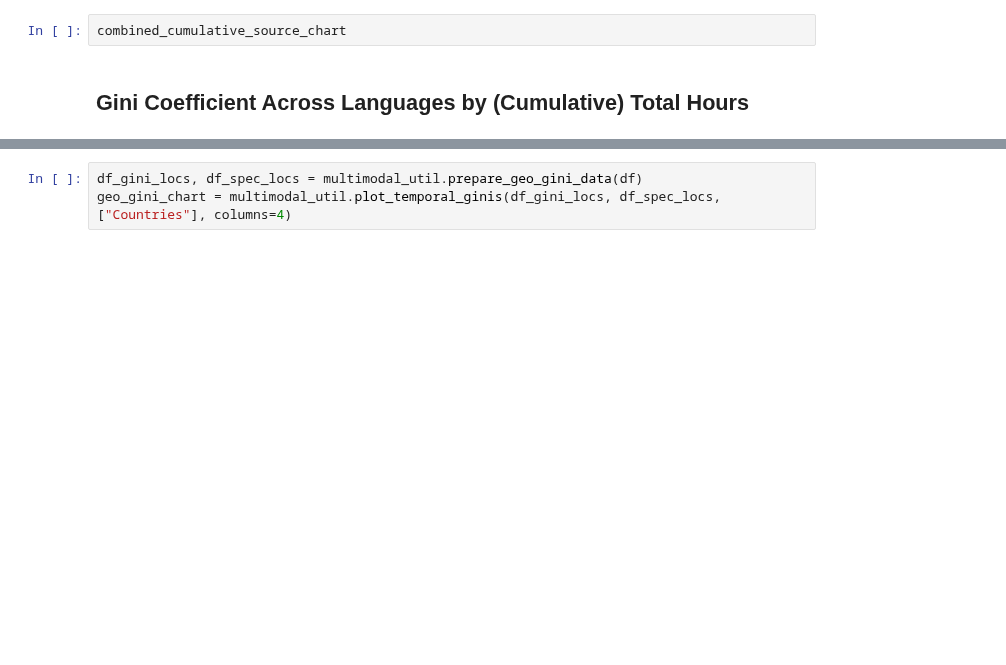
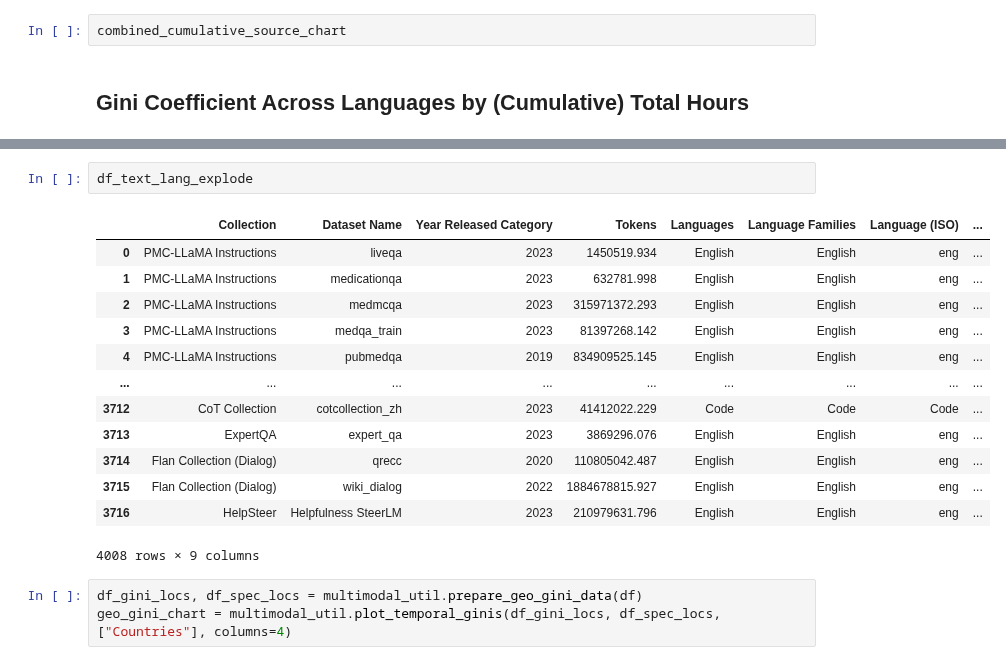
Before and after one commit to Data-Provenance-Initiative/Data-Provenance-Collection, a Jupyter notebook: src/analysis/multimodal_analysis.ipynb, the cells around one changed output, grey strips where cells are left out. Drawn from its saved outputs; the diff is of its cells as text; blank space fills up the shorter version.

```diff
--- a/src/analysis/multimodal_analysis.ipynb
+++ b/src/analysis/multimodal_analysis.ipynb
@@ -589,3 +623,19 @@ lang_gini_chart = multimodal_util.plot_temporal_ginis(df_speech_text_gini, df_sp
+# %%
+df_text_lang_explode
+# %% [output]
+|  | Collection | Dataset Name | Year Released Category | Tokens | Languages | Language Families | Language (ISO) | ... |
+| 0 | PMC-LLaMA Instructions | liveqa | 2023 | 1450519.934 | English | English | eng | ... |
+| 1 | PMC-LLaMA Instructions | medicationqa | 2023 | 632781.998 | English | English | eng | ... |
+| 2 | PMC-LLaMA Instructions | medmcqa | 2023 | 315971372.293 | English | English | eng | ... |
+| 3 | PMC-LLaMA Instructions | medqa_train | 2023 | 81397268.142 | English | English | eng | ... |
+| 4 | PMC-LLaMA Instructions | pubmedqa | 2019 | 834909525.145 | English | English | eng | ... |
+| ... | ... | ... | ... | ... | ... | ... | ... | ... |
+| 3712 | CoT Collection | cotcollection_zh | 2023 | 41412022.229 | Code | Code | Code | ... |
+| 3713 | ExpertQA | expert_qa | 2023 | 3869296.076 | English | English | eng | ... |
+| 3714 | Flan Collection (Dialog) | qrecc | 2020 | 110805042.487 | English | English | eng | ... |
+| 3715 | Flan Collection (Dialog) | wiki_dialog | 2022 | 1884678815.927 | English | English | eng | ... |
+| 3716 | HelpSteer | Helpfulness SteerLM | 2023 | 210979631.796 | English | English | eng | ... |
+4008 rows × 9 columns
 # %%
 df_gini_locs, df_spec_locs = multimodal_util.prepare_geo_gini_data(df)
 geo_gini_chart = multimodal_util.plot_temporal_ginis(df_gini_locs, df_spec_locs, ["Countries"], columns=4)
```
Also changed, not shown: parts of 8 cells of this notebook, 2 other files.
